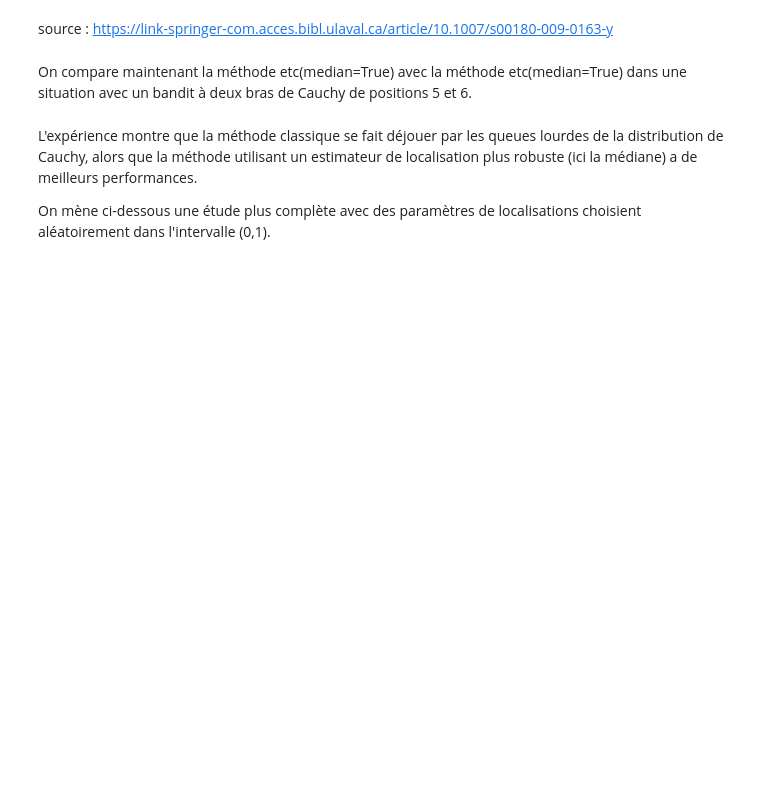
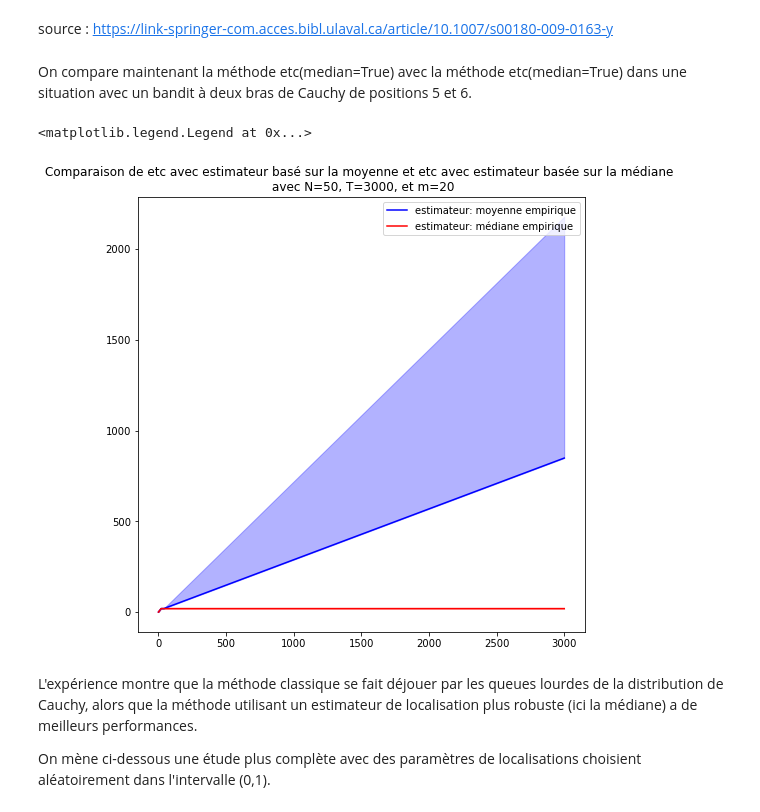
Before and after one commit to vincentmasse/IFT-7201, a Jupyter notebook: Projet/test_simulation_estimateurs.ipynb, the cells around one changed output. Drawn from its saved outputs; the diff is of its cells as text; code cells hidden in the pictures; blank space fills up the shorter version.

```diff
--- a/Projet/test_simulation_estimateurs.ipynb
+++ b/Projet/test_simulation_estimateurs.ipynb
@@ -41,10 +88,11 @@ source : https://link-springer-com.acces.bibl.ulaval.ca/article/10.1007/s00180-0
 def L_estimator(X):
     N = len(X)
     estimation = 0
+    x_sorted = np.sort(X)
 
     for i in range(N):
-        u = i / N+1
-        estimation += (np.sin(4* np.pi * (u - 0.5)) / tan(np.pi * u - 0.5)) * X[i][0]
+        u = i / (N+1)
+        estimation += (np.sin(4* np.pi * (u - 0.5)) / tan(np.pi * (u - 0.5))) * x_sorted[i]
 
     return estimation / N
 # %%
@@ -100,7 +148,7 @@ def etc(bandit , T, m,  estimator, discret=False):
 On compare maintenant la méthode etc(median=True) avec la méthode etc(median=True) dans une situation avec un bandit à deux bras de Cauchy de positions 5 et 6.
 # %%
 TRIM_MEAN = 0.25
-N,T = 100, 5000
+N,T = 50, 3000
 
 m=20
 
@@ -108,10 +156,25 @@ loc=np.array([5,6])
 scale=np.array([1,1])
 
 
+cum_regrets_etc_moyenne = []
+
+for i in range(N):
+    banditest = CauchyBandit(loc=loc,scale=scale,seed=i)
+    etc(banditest, T=T, m=m, estimator=mean_estimator, discret=False)
+    cum_regrets_etc_moyenne.append(banditest.get_cumulative_regret())
+
+cum_regrets_etc_moyenne_moy = np.apply_along_axis(np.mean, 0, cum_regrets_etc_moyenne)
+cum_regrets_etc_moyenne_sd = np.apply_along_axis(np.std, 0, cum_regrets_etc_moyenne)
+
+plt.plot(range(T),cum_regrets_etc_moyenne_moy, color='blue', label='estimateur: moyenne empirique') #affichage du graphique
+plt.fill_between(range(T), cum_regrets_etc_moyenne_moy, cum_regrets_etc_moyenne_moy + cum_regrets_etc_moyenne_sd, color='blue', alpha=0.3)
+
+
+
 cum_regrets_etc_median = []
 
 for i in range(N):
-    banditest = CauchyBandit(loc=loc,scale=scale,seed=None)
+    banditest = CauchyBandit(loc=loc,scale=scale,seed=i)
     etc(banditest, T=T, m=m, estimator=median_estimator, discret=False)
     cum_regrets_etc_median.append(banditest.get_cumulative_regret())
 
@@ -119,8 +182,8 @@ cum_regrets_etc_median_moy = np.apply_along_axis(np.mean, 0, cum_regrets_etc_med
 cum_regrets_etc_median_sd = np.apply_along_axis(np.std, 0, cum_regrets_etc_median)
 
 plt.plot(range(T),cum_regrets_etc_median_moy,color='red',label='estimateur: médiane empirique') #affichage du graphique
-# plt.fill_between(range(T), cum_regrets_etc_median_moy, cum_regrets_etc_median_moy + cum_regrets_etc_median_sd,color='red', alpha=0.3)
-
+plt.fill_between(range(T), cum_regrets_etc_median_moy, cum_regrets_etc_median_moy + cum_regrets_etc_median_sd,color='red', alpha=0.3)
+'''
 
 cum_regrets_etc_tmean = []
 
@@ -136,55 +199,44 @@ plt.plot(range(T),cum_regrets_etc_tmean_moy, color='green', label='estimateur: m
 # plt.fill_between(range(T), cum_regrets_etc_tmean_moy, cum_regrets_etc_tmean_moy + cum_regrets_etc_tmean_sd, color='green', alpha=0.3)
 
 
-'''cum_regrets_etc_l_estim = []
+cum_regrets_etc_l_estim = []
 
 for i in range(N):
     banditest = CauchyBandit(loc=loc,scale=scale,seed=None)
     etc(banditest, T=T, m=m, estimator=L_estimator, discret=False)
     cum_regrets_etc_l_estim.append(banditest.get_cumulative_regret())
 
 cum_regrets_etc_l_estim_moy = np.apply_along_axis(np.mean, 0, cum_regrets_etc_l_estim)
 cum_regrets_etc_l_estim_sd = np.apply_along_axis(np.std, 0, cum_regrets_etc_l_estim)
 
 plt.plot(range(T),cum_regrets_etc_l_estim_moy, color='purple', label='estimateur: L-estimator de paramètre de location') #affichage du graphique
 # plt.fill_between(range(T), cum_regrets_etc_l_estim_moy, cum_regrets_etc_l_estim_moy + cum_regrets_etc_l_estim_sd, color='purple', alpha=0.3)
-'''
+
 
 cum_regrets_etc_max_likelihood = []
 
 for i in range(N):
     banditest = CauchyBandit(loc=loc,scale=scale,seed=None)
     etc(banditest, T=T, m=m, estimator=maximum_likelihood_estimator, discret=False)
     cum_regrets_etc_max_likelihood.append(banditest.get_cumulative_regret())
 
 cum_regrets_etc_max_likelihood_moy = np.apply_along_axis(np.mean, 0, cum_regrets_etc_max_likelihood)
 cum_regrets_etc_max_likelihood_sd = np.apply_along_axis(np.std, 0, cum_regrets_etc_max_likelihood)
 
+print(range(T))
 plt.plot(range(T),cum_regrets_etc_max_likelihood_moy, color='yellow', label='estimateur: maximum likelihood') #affichage du graphique
 # plt.fill_between(range(T), cum_regrets_etc_max_likelihood_moy, cum_regrets_etc_max_likelihood_moy + cum_regrets_etc_max_likelihood_sd, color='yellow', alpha=0.3)
-
-
-'''
-cum_regrets_etc_moyenne = []
-
-for i in range(N):
-    banditest = CauchyBandit(loc=loc,scale=scale,seed=None)
-    etc(banditest, T=T, m=m, estimator=mean_estimator, discret=False)
-    cum_regrets_etc_moyenne.append(banditest.get_cumulative_regret())
-
-cum_regrets_etc_moyenne_moy = np.apply_along_axis(np.mean, 0, cum_regrets_etc_moyenne)
-cum_regrets_etc_moyenne_sd = np.apply_along_axis(np.std, 0, cum_regrets_etc_moyenne)
-
-plt.plot(range(T),cum_regrets_etc_moyenne_moy, color='blue', label='estimateur: moyenne empirique') #affichage du graphique
-# plt.fill_between(range(T), cum_regrets_etc_moyenne_moy, cum_regrets_etc_moyenne_moy + cum_regrets_etc_moyenne_sd, color='blue', alpha=0.3)
 '''
 
 plt.title('Comparaison de etc avec estimateur basé sur la moyenne et etc avec estimateur basée sur la médiane \n avec N={}, T={}, et m={}'.format(N,T,m))
 plt.legend()
 
 #print(cum_regrets)
 #print(cum_regrets_moy)
 #print(cum_regrets_sd)
+# %% [output]
+<matplotlib.legend.Legend at 0x...>
+[figure, added]
 # %% [markdown]
 L'expérience montre que la méthode classique se fait déjouer par les queues lourdes de la distribution de Cauchy, alors que la méthode utilisant un estimateur de localisation plus robuste (ici la médiane) a de meilleurs performances.
 
```
Also changed, not shown: parts of 11 cells of this notebook, 3 other files.
